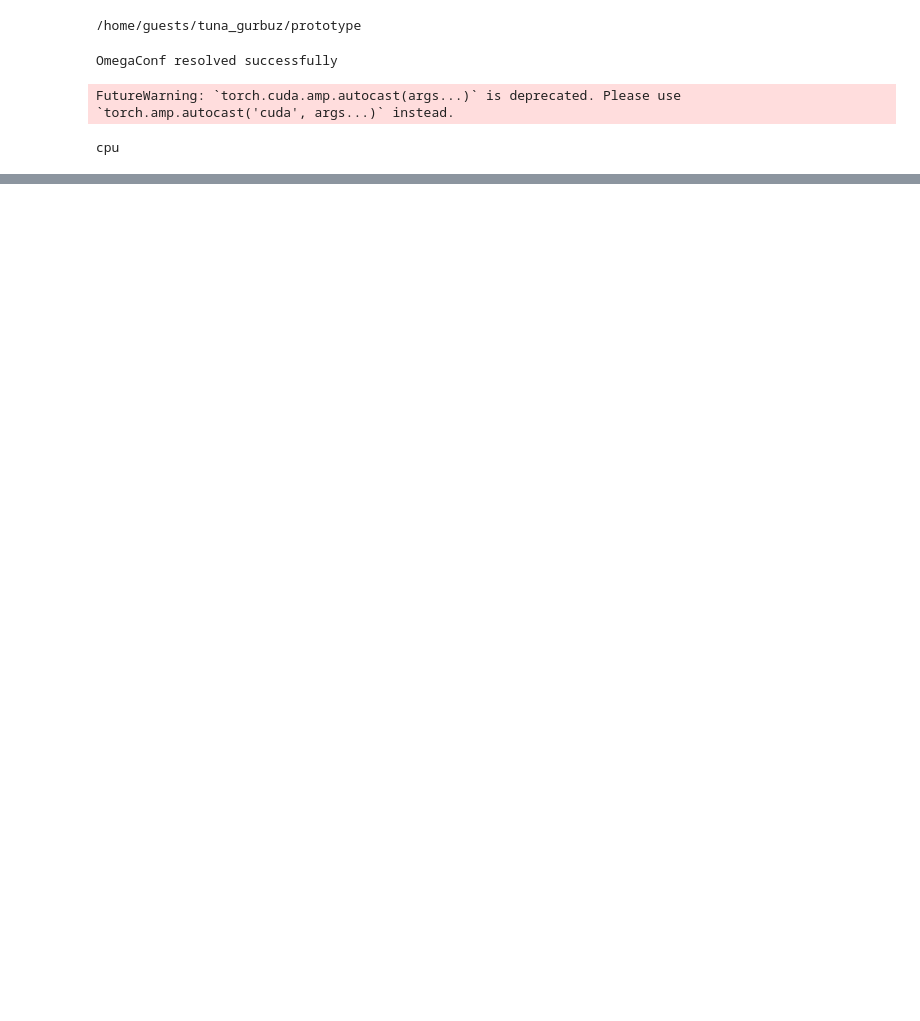
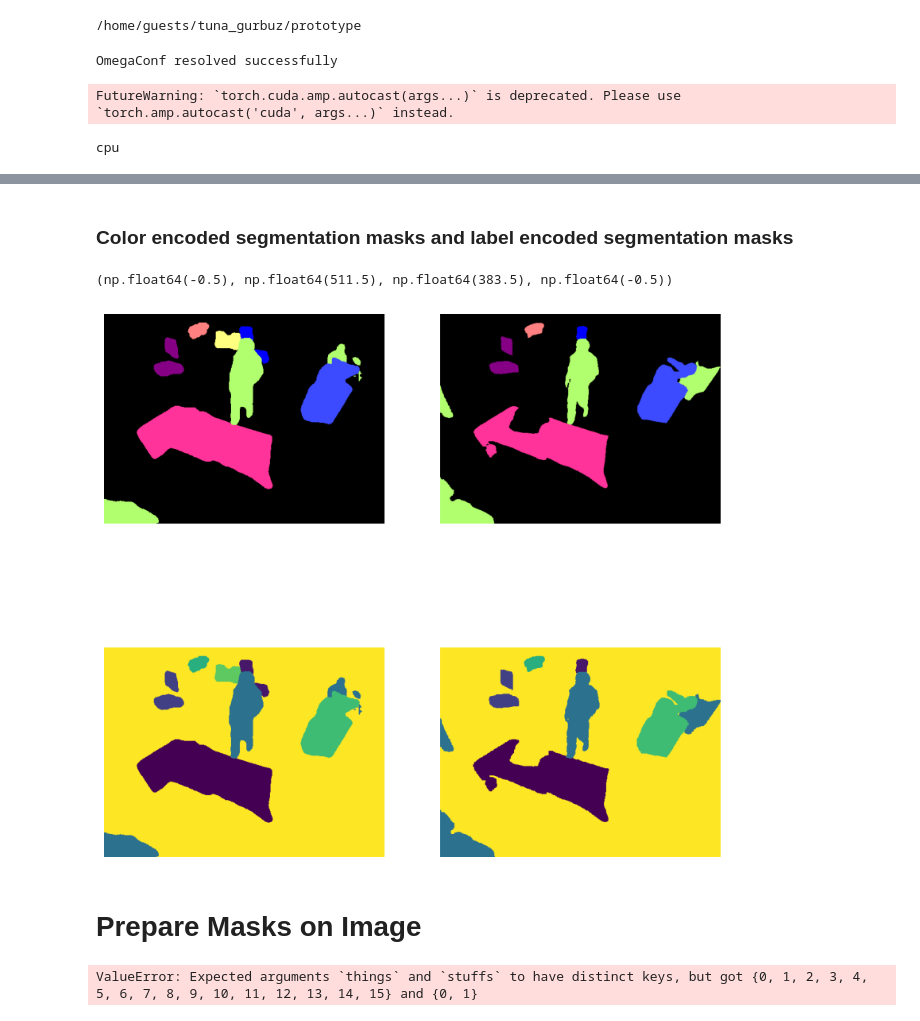
Before and after one commit to ge75xuv/Multiview-Object-Segmentation-with-SAM, a Jupyter notebook: custom_models/sam2former_image_predictor.ipynb, the cells around one changed output, grey strips where cells are left out. Cells and saved outputs as stored; diff of their text form; code cells hidden in the pictures; blank space fills up the shorter version.

```diff
--- a/custom_models/sam2former_image_predictor.ipynb
+++ b/custom_models/sam2former_image_predictor.ipynb
@@ -32,8 +31,8 @@ from custom_model_builder import build_sam2former
 # %%
 model_size_dict = {
     'base': {
-        'config': '04_08_08_10/config_resolved.yaml',
-        'ck': '/home/guests/tuna_gurbuz/prototype/sam2_logs/04_08_08_10/checkpoints/checkpoint.pt',
+        'config': '04_28_00_50/config_resolved.yaml',
+        'ck': '/home/guests/tuna_gurbuz/prototype/sam2_logs/04_28_00_50/checkpoints/checkpoint_33.pt',
         },
 }
 
@@ -96,7 +90,7 @@ revert_std=[1/.2921, 1/.2716, 1/.2742]
 transforms = [ComposeAPI([NormalizeAPI(mean=mean, std=std, v2=True)])]
 revert_transform = Normalize(mean=revert_mean, std=revert_std)
 test_dataset = MiniDataset('val',
-                           len_video=len_video,
+                           num_frames=len_video,
                            input_image_size=input_image_size,
                            object_labels=object_labels,
                            transforms=transforms,
@@ -135,0 +182,44 @@ with torch.no_grad():
+# %%
+# Prepare segmentation mask and RGB mask with color encoding
+pred_seg_class_mask = np.ones((1, 1, H, W), dtype=np.int8) * 16  # 16 is the background class
+pred_rgb_mask = np.zeros((1, H, W, 3), dtype=np.uint8)
+for mask, class_id in zip(binary_pred_masks[0], pred_class[0]):
+    pos = np.where(mask == True)
+    if len(pos[0]) > 0:
+        pred_seg_class_mask[0, 0, pos[0], pos[1]] = class_id
+        pred_rgb_mask[0, pos[0], pos[1], :] = color_map[class_id]
+    else:
+        continue
+# %%
+# Prepare GT segmentation mask and RGB mask with color encoding
+gt_seg_class_mask = np.ones((1, 1, H, W), dtype=np.int8) * 16  # 16 is the background class
+gt_rgb_mask = np.zeros((1, H_full, W_full, 3), dtype=np.uint8)
+for label in object_labels:
+    downsample_gt_mask = resize_image(torch.tensor(seg_mask_gt[:,:,1] == label).unsqueeze(0))[0]
+    pos_dws = np.where(downsample_gt_mask == True)
+    pos_rgb = np.where(seg_mask_gt[:,:,1] == label)
+    if len(pos_rgb[0]) > 0:
+        projected_label = LABEL_PROJECTION_MAP[label]['label']
+        gt_rgb_mask[0, pos_rgb[0], pos_rgb[1], :] = color_map[projected_label]
+        gt_seg_class_mask[0, 0, pos_dws[0], pos_dws[1]] = projected_label
+    else:
+        continue
+# %% [markdown]
+### Color encoded segmentation masks and label encoded segmentation masks
+# %%
+fig, axs = plt.subplots(2, 2, figsize=(10, 10))
+
+axs[0,0].imshow(pred_rgb_mask[0])
+axs[0,0].axis('off')
+
+axs[0,1].imshow(gt_rgb_mask[0])
+axs[0,1].axis('off')
+
+axs[1,0].imshow(pred_seg_class_mask[0, 0])
+axs[1,0].axis('off')
+
+axs[1,1].imshow(gt_seg_class_mask[0, 0])
+axs[1,1].axis('off')
+# %% [output]
+(np.float64(-0.5), np.float64(511.5), np.float64(383.5), np.float64(-0.5))
+[figure, added]
@@ -136,3 +243,24 @@ with torch.no_grad():
+# %% [markdown]
+# Prepare Masks on Image
+# %%
+# Prepare stuff and things mask for prediction
+stuff_things_mask = np.ones_like(pred_seg_class_mask)
+pos_stuff = np.where(pred_seg_class_mask[0, 0, :, :] == 16)
+stuff_things_mask[0, 0, pos_stuff[0], pos_stuff[1]] = 0
+preds = np.concatenate((pred_seg_class_mask, stuff_things_mask), axis=3)
+
+# Prepare stuff and things mask for GT
+stuff_things_mask_gt = np.ones_like(gt_seg_class_mask)
+pos_stuff = np.where(gt_seg_class_mask[0, 0, :, :] == 16)
+stuff_things_mask_gt[0, 0, pos_stuff[0], pos_stuff[1]] = 0
+target = np.concatenate((gt_seg_class_mask, stuff_things_mask_gt), axis=3)
+
+# Prepare panoptic quality metric
+things = {LABEL_PROJECTION_MAP[idx]['label'] for idx in object_labels}
+panoptic_quality = PanopticQuality(stuffs = {0, 1}, things=things)
+panoptic_quality(preds, target)
+# %% [output]
+ValueError: Expected arguments `things` and `stuffs` to have distinct keys, but got {0, 1, 2, 3, 4, 5, 6, 7, 8, 9, 10, 11, 12, 13, 14, 15} and {0, 1}
 # %%
 # batch = batch[0]
 # batch_size = len(batch.img_batch)
```
Also changed, not shown: parts of 11 cells of this notebook, 5 other files.
